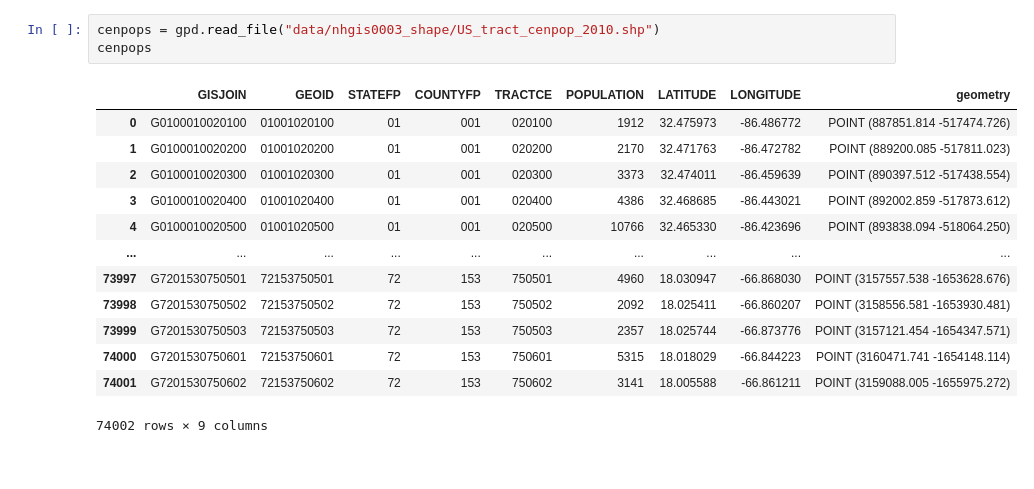
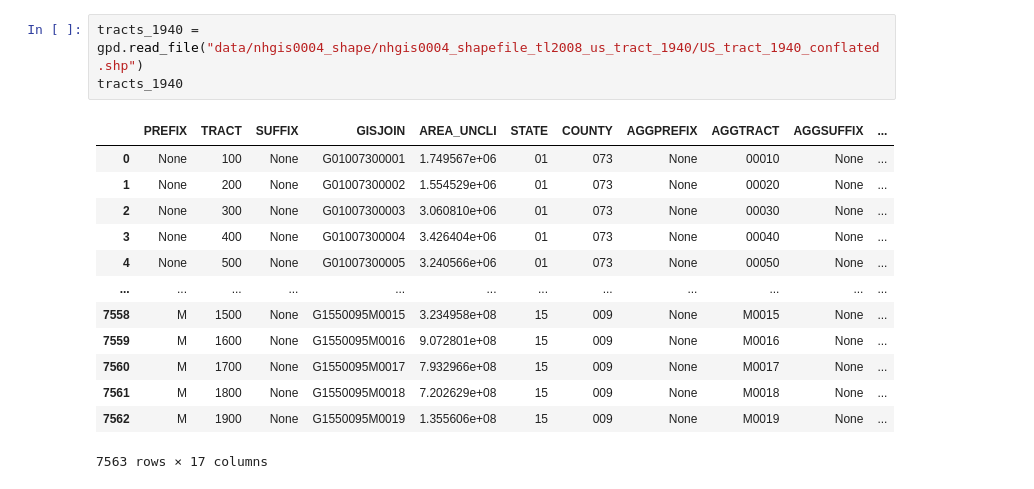
Before and after one commit to agupta01/segregation-measure, a Jupyter notebook: redlining-maps-crosswalks.ipynb, the cells around one changed output. Saved outputs shown, nothing was run; the diff lists cells and outputs as text.

```diff
--- a/redlining-maps-crosswalks.ipynb
+++ b/redlining-maps-crosswalks.ipynb
@@ -15,17 +40,17 @@ sd_rl_map.loc[sd_rl_map.holc_id == None]
 # %%
-cenpops = gpd.read_file("data/nhgis0003_shape/US_tract_cenpop_2010.shp")
-cenpops
+tracts_1940 = gpd.read_file("data/nhgis0004_shape/nhgis0004_shapefile_tl2008_us_tract_1940/US_tract_1940_conflated.shp")
+tracts_1940
 # %% [output]
-|  | GISJOIN | GEOID | STATEFP | COUNTYFP | TRACTCE | POPULATION | LATITUDE | LONGITUDE | geometry |
-| 0 | G0100010020100 | 01001020100 | 01 | 001 | 020100 | 1912 | 32.475973 | -86.486772 | POINT (887851.814 -517474.726) |
-| 1 | G0100010020200 | 01001020200 | 01 | 001 | 020200 | 2170 | 32.471763 | -86.472782 | POINT (889200.085 -517811.023) |
-| 2 | G0100010020300 | 01001020300 | 01 | 001 | 020300 | 3373 | 32.474011 | -86.459639 | POINT (890397.512 -517438.554) |
-| 3 | G0100010020400 | 01001020400 | 01 | 001 | 020400 | 4386 | 32.468685 | -86.443021 | POINT (892002.859 -517873.612) |
-| 4 | G0100010020500 | 01001020500 | 01 | 001 | 020500 | 10766 | 32.465330 | -86.423696 | POINT (893838.094 -518064.250) |
-| ... | ... | ... | ... | ... | ... | ... | ... | ... | ... |
-| 73997 | G7201530750501 | 72153750501 | 72 | 153 | 750501 | 4960 | 18.030947 | -66.868030 | POINT (3157557.538 -1653628.676) |
-| 73998 | G7201530750502 | 72153750502 | 72 | 153 | 750502 | 2092 | 18.025411 | -66.860207 | POINT (3158556.581 -1653930.481) |
-| 73999 | G7201530750503 | 72153750503 | 72 | 153 | 750503 | 2357 | 18.025744 | -66.873776 | POINT (3157121.454 -1654347.571) |
-| 74000 | G7201530750601 | 72153750601 | 72 | 153 | 750601 | 5315 | 18.018029 | -66.844223 | POINT (3160471.741 -1654148.114) |
-| 74001 | G7201530750602 | 72153750602 | 72 | 153 | 750602 | 3141 | 18.005588 | -66.861211 | POINT (3159088.005 -1655975.272) |
+|  | PREFIX | TRACT | SUFFIX | GISJOIN | AREA_UNCLI | STATE | COUNTY | AGGPREFIX | AGGTRACT | AGGSUFFIX | ... |
+| 0 | None | 100 | None | G01007300001 | 1.749567e+06 | 01 | 073 | None | 00010 | None | ... |
+| 1 | None | 200 | None | G01007300002 | 1.554529e+06 | 01 | 073 | None | 00020 | None | ... |
+| 2 | None | 300 | None | G01007300003 | 3.060810e+06 | 01 | 073 | None | 00030 | None | ... |
+| 3 | None | 400 | None | G01007300004 | 3.426404e+06 | 01 | 073 | None | 00040 | None | ... |
+| 4 | None | 500 | None | G01007300005 | 3.240566e+06 | 01 | 073 | None | 00050 | None | ... |
+| ... | ... | ... | ... | ... | ... | ... | ... | ... | ... | ... | ... |
+| 7558 | M | 1500 | None | G1550095M0015 | 3.234958e+08 | 15 | 009 | None | M0015 | None | ... |
+| 7559 | M | 1600 | None | G1550095M0016 | 9.072801e+08 | 15 | 009 | None | M0016 | None | ... |
+| 7560 | M | 1700 | None | G1550095M0017 | 7.932966e+08 | 15 | 009 | None | M0017 | None | ... |
+| 7561 | M | 1800 | None | G1550095M0018 | 7.202629e+08 | 15 | 009 | None | M0018 | None | ... |
+| 7562 | M | 1900 | None | G1550095M0019 | 1.355606e+08 | 15 | 009 | None | M0019 | None | ... |
-74002 rows × 9 columns
+7563 rows × 17 columns
```
Also changed, not shown: parts of 12 cells of this notebook, 4 other files.
